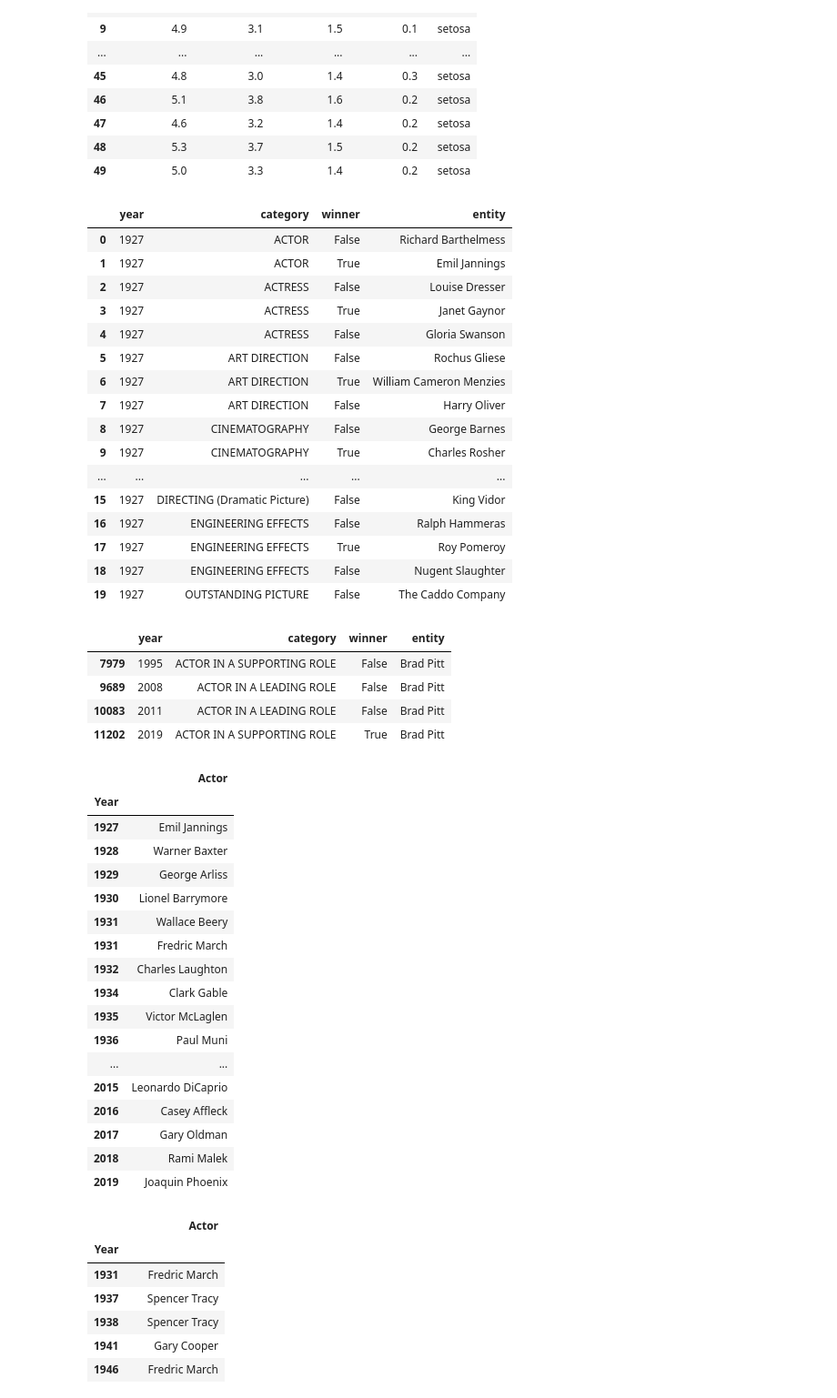
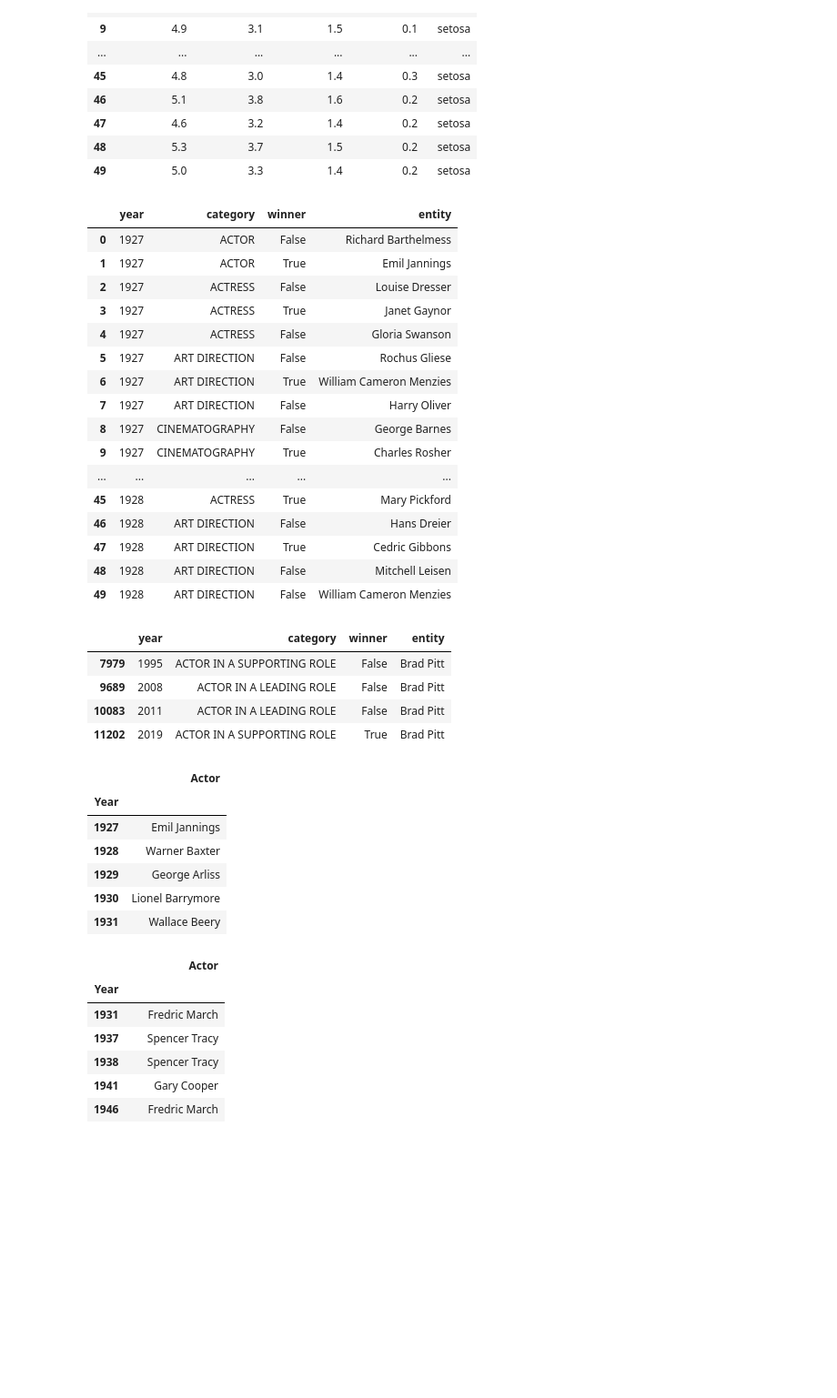
Before and after one commit to gitpyblog/CodeWithMe, a Jupyter notebook: pandas/sandbox.ipynb, the cells around one changed output. Shown at 91% size. Saved outputs shown, nothing was run; the diff lists cells and outputs as text; code cells hidden in the pictures; blank space fills up the shorter version.

```diff
--- a/pandas/sandbox.ipynb
+++ b/pandas/sandbox.ipynb
@@ -138,8 +137,9 @@ iris[iris['Species'] == 'setosa']
 | 48 | 5.3 | 3.7 | 1.5 | 0.2 | setosa |
 | 49 | 5.0 | 3.3 | 1.4 | 0.2 | setosa |
 # %%
+# wczytanie pliku csv
 oscars = read_csv('dane/oscars.csv')
-oscars.head(20)
+oscars.head(50)
 # %% [output]
 |  | year | category | winner | entity |
 | 0 | 1927 | ACTOR | False | Richard Barthelmess |
@@ -153,9 +153,9 @@ oscars.head(20)
 | 8 | 1927 | CINEMATOGRAPHY | False | George Barnes |
 | 9 | 1927 | CINEMATOGRAPHY | True | Charles Rosher |
 | ... | ... | ... | ... | ... |
-| 15 | 1927 | DIRECTING (Dramatic Picture) | False | King Vidor |
-| 16 | 1927 | ENGINEERING EFFECTS | False | Ralph Hammeras |
-| 17 | 1927 | ENGINEERING EFFECTS | True | Roy Pomeroy |
-| 18 | 1927 | ENGINEERING EFFECTS | False | Nugent Slaughter |
-| 19 | 1927 | OUTSTANDING PICTURE | False | The Caddo Company |
+| 45 | 1928 | ACTRESS | True | Mary Pickford |
+| 46 | 1928 | ART DIRECTION | False | Hans Dreier |
+| 47 | 1928 | ART DIRECTION | True | Cedric Gibbons |
+| 48 | 1928 | ART DIRECTION | False | Mitchell Leisen |
+| 49 | 1928 | ART DIRECTION | False | William Cameron Menzies |
 # %%
@@ -168,34 +169,24 @@ oscars[where1]
 | 10083 | 2011 | ACTOR IN A LEADING ROLE | False | Brad Pitt |
 | 11202 | 2019 | ACTOR IN A SUPPORTING ROLE | True | Brad Pitt |
 # %%
+# Wyświetlanie wszystkich męskich zdobywców Oskarów
 category_actors1 = oscars['category'] == 'ACTOR IN A LEADING ROLE'
 category_actors2 = oscars['category'] == 'ACTOR'
 winners = oscars['winner'] == True
 
 winners_actors = oscars[winners & (category_actors1 | category_actors2)]  # filtrowanie wg przygotowanych zapytań
 winners_actors = winners_actors.drop(columns=['category', 'winner'])  # wyrzucenie zbędnych kolumn
 winners_actors = winners_actors.set_index('year')  # ustawienie indeksu na kolumnę year
 winners_actors.index.names = ['Year']  # Zmiana nazwy indeksów na Year
 winners_actors = winners_actors.rename(columns={'entity': 'Actor'})  # zmiana nazwy kolumny
 
-winners_actors
+winners_actors.head()
 # %% [output]
 |  | Actor |
 | Year |  |
 | 1927 | Emil Jannings |
 | 1928 | Warner Baxter |
 | 1929 | George Arliss |
 | 1930 | Lionel Barrymore |
 | 1931 | Wallace Beery |
-| 1931 | Fredric March |
-| 1932 | Charles Laughton |
-| 1934 | Clark Gable |
-| 1935 | Victor McLaglen |
-| 1936 | Paul Muni |
-| ... | ... |
-| 2015 | Leonardo DiCaprio |
-| 2016 | Casey Affleck |
-| 2017 | Gary Oldman |
-| 2018 | Rami Malek |
-| 2019 | Joaquin Phoenix |
 # %%
```
Also changed, not shown: parts of 9 cells of this notebook.
